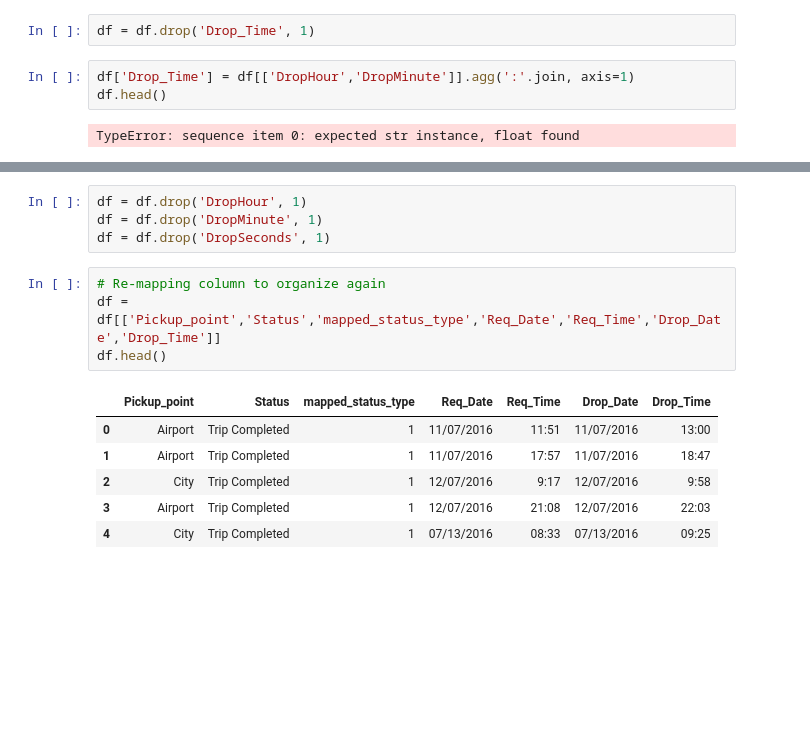
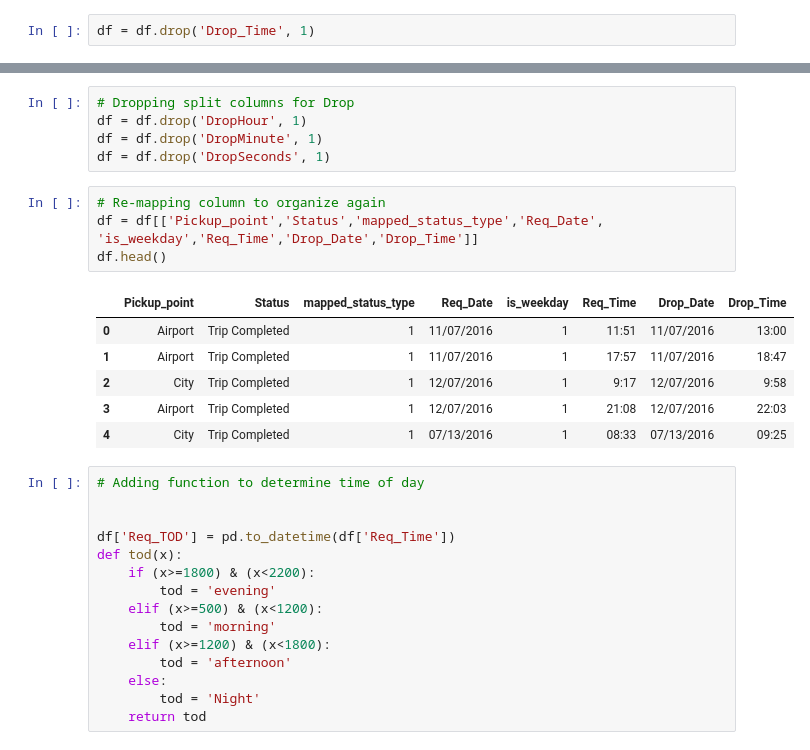
Before and after one commit to pmurthy98a89/UberRequestStatusML, a Jupyter notebook: Final Assignment Prep.ipynb, the cells around one changed output, grey strips where cells are left out. Saved outputs shown, nothing was run; the diff lists cells and outputs as text; blank space fills up the shorter version.

```diff
--- a/Final Assignment Prep.ipynb
+++ b/Final Assignment Prep.ipynb
@@ -278,11 +278,6 @@ df.head()
 | 4 | 3112 | City | Trip Completed | 1 | 07/13/2016 | 08:33 | 07/13/2016 | 09:25:47 | ... |
 # %%
 df = df.drop('Drop_Time', 1)
-# %%
-df['Drop_Time'] = df[['DropHour','DropMinute']].agg(':'.join, axis=1)
-df.head()
-# %% [output]
-TypeError: sequence item 0: expected str instance, float found
 # %%
 df['Drop_Time'] = [':'.join(str(x) for x in y) for y in map(tuple, df[['DropHour', 'DropMinute']].values)]
 df.head()
@@ -294,17 +289,33 @@ df.head()
 | 3 | 2532 | Airport | Trip Completed | 1 | 12/07/2016 | 21:08 | 12/07/2016 | 1 | ... |
 | 4 | 3112 | City | Trip Completed | 1 | 07/13/2016 | 08:33 | 07/13/2016 | 1 | ... |
 # %%
+# Dropping split columns for Drop
 df = df.drop('DropHour', 1)
 df = df.drop('DropMinute', 1)
 df = df.drop('DropSeconds', 1)
 # %%
 # Re-mapping column to organize again
-df = df[['Pickup_point','Status','mapped_status_type','Req_Date','Req_Time','Drop_Date','Drop_Time']]
+df = df[['Pickup_point','Status','mapped_status_type','Req_Date', 'is_weekday','Req_Time','Drop_Date','Drop_Time']]
 df.head()
 # %% [output]
-|  | Pickup_point | Status | mapped_status_type | Req_Date | Req_Time | Drop_Date | Drop_Time |
-| 0 | Airport | Trip Completed | 1 | 11/07/2016 | 11:51 | 11/07/2016 | 13:00 |
-| 1 | Airport | Trip Completed | 1 | 11/07/2016 | 17:57 | 11/07/2016 | 18:47 |
-| 2 | City | Trip Completed | 1 | 12/07/2016 | 9:17 | 12/07/2016 | 9:58 |
-| 3 | Airport | Trip Completed | 1 | 12/07/2016 | 21:08 | 12/07/2016 | 22:03 |
-| 4 | City | Trip Completed | 1 | 07/13/2016 | 08:33 | 07/13/2016 | 09:25 |
+|  | Pickup_point | Status | mapped_status_type | Req_Date | is_weekday | Req_Time | Drop_Date | Drop_Time |
+| 0 | Airport | Trip Completed | 1 | 11/07/2016 | 1 | 11:51 | 11/07/2016 | 13:00 |
+| 1 | Airport | Trip Completed | 1 | 11/07/2016 | 1 | 17:57 | 11/07/2016 | 18:47 |
+| 2 | City | Trip Completed | 1 | 12/07/2016 | 1 | 9:17 | 12/07/2016 | 9:58 |
+| 3 | Airport | Trip Completed | 1 | 12/07/2016 | 1 | 21:08 | 12/07/2016 | 22:03 |
+| 4 | City | Trip Completed | 1 | 07/13/2016 | 1 | 08:33 | 07/13/2016 | 09:25 |
+# %%
+# Adding function to determine time of day
+
+
+df['Req_TOD'] = pd.to_datetime(df['Req_Time'])
+def tod(x):
+    if (x>=1800) & (x<2200):
+        tod = 'evening'
+    elif (x>=500) & (x<1200):
+        tod = 'morning'
+    elif (x>=1200) & (x<1800):
+        tod = 'afternoon'
+    else:
+        tod = 'Night'
+    return tod
```
Also changed, not shown: parts of 10 cells of this notebook.
